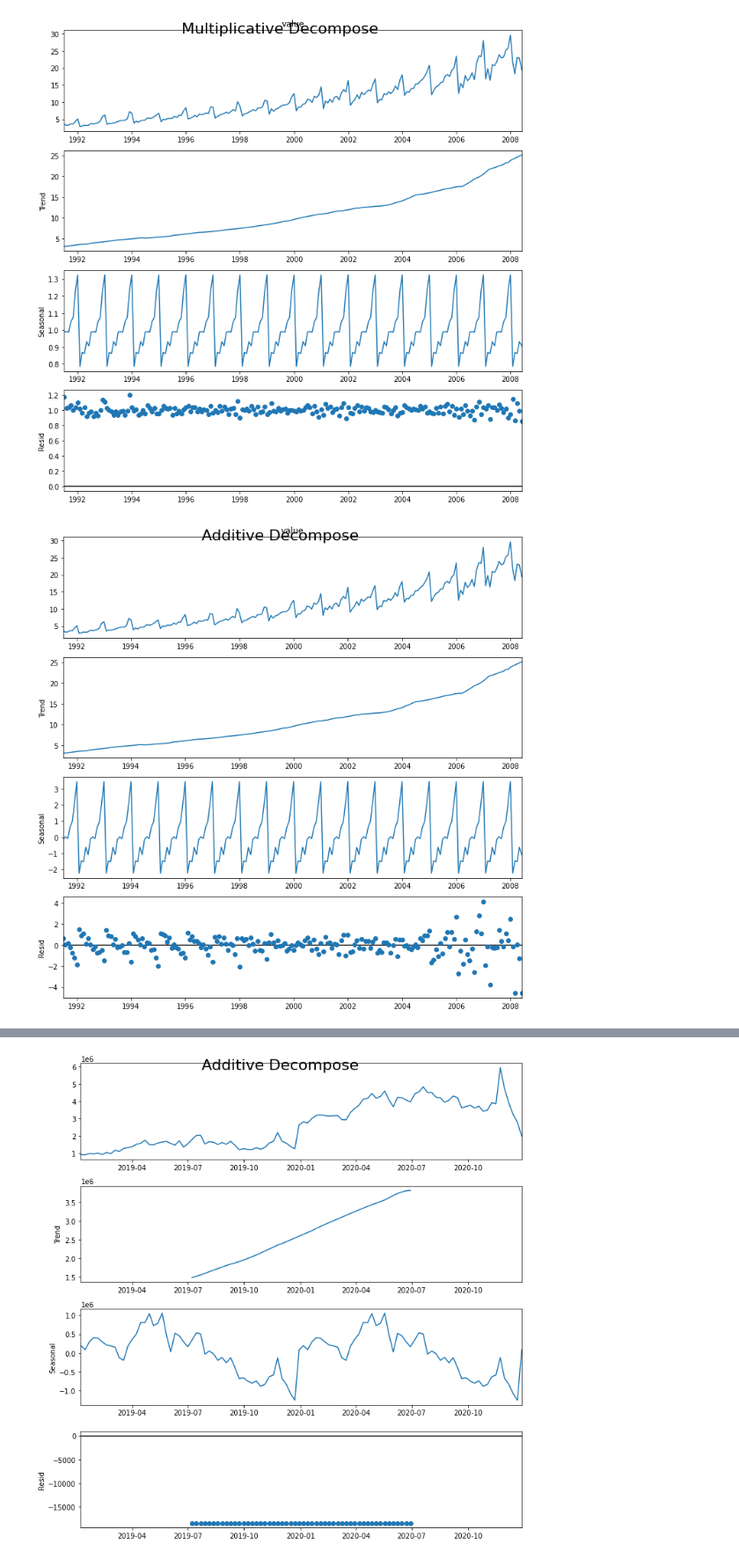
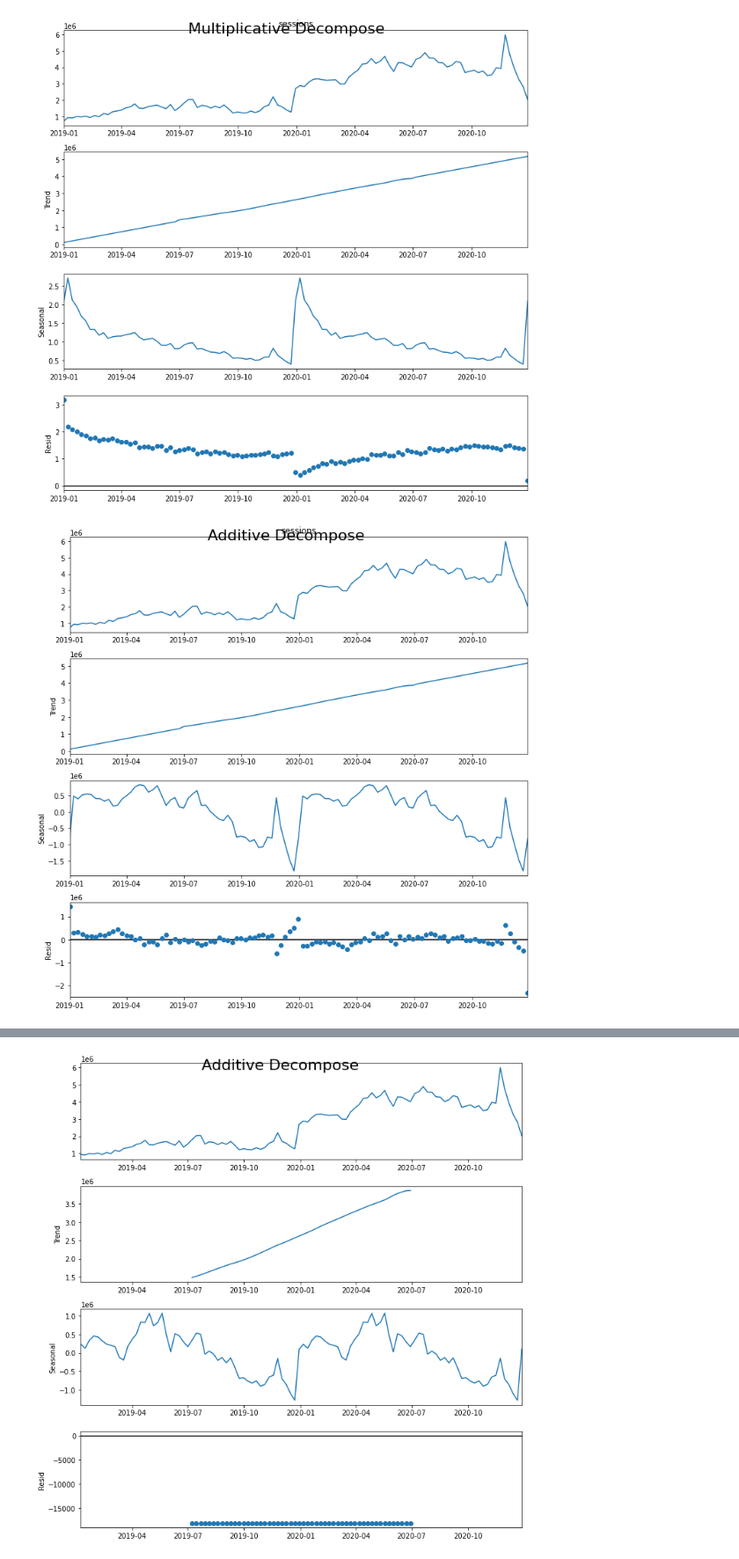
Before and after one commit to statlas-io/seasonality, a Jupyter notebook: 2020-2021-ecommerce-seasonlity.ipynb, the cells around one changed output, grey strips where cells are left out. Shown: that part at 88% size. Cells and saved outputs as stored; diff of their text form; code cells hidden in the pictures.

```diff
--- a/2020-2021-ecommerce-seasonlity.ipynb
+++ b/2020-2021-ecommerce-seasonlity.ipynb
@@ -28,5 +0,0 @@ result = seasonal_decompose(df_sessions, model='additive',period=52)
-# %%
-from pylab import rcParams
-rcParams['figure.figsize']=11, 9
-result.plot()
-plt.show()
@@ -50,0 +1,15 @@ Name: seasonal, Length: 104, dtype: float64
+# %%
+%matplotlib inline
+import numpy as np
+import pandas as pd
+import matplotlib as mpl
+import matplotlib.pyplot as plt
+import statsmodels.api as sm
+import statsmodels.formula.api as ols
+
+from statsmodels.tsa.seasonal import seasonal_decompose
+from dateutil.parser import parse
+
+# Import Data
+df = pd.read_csv(r'C:\Users\yurong.mao\Desktop\python\weekly_session_gausers.csv', parse_dates=['weekstart'], index_col='weekstart')
+df
@@ -50,0 +31,4 @@ Name: seasonal, Length: 104, dtype: float64
+# %%
+#drop week and ga_users
+df=df.drop("week",axis=1)
+df=df.drop("ga_users",axis=1)
@@ -51,22 +56,18 @@ Name: seasonal, Length: 104, dtype: float64
 # %%
-from statsmodels.tsa.seasonal import seasonal_decompose
-from dateutil.parser import parse
-
-# Import Data
-df = pd.read_csv('https://raw.githubusercontent.com/selva86/datasets/master/a10.csv', parse_dates=['date'], index_col='date')
+#First method is to set period. Can test with other period numbers.
 
 # Multiplicative Decomposition
-result_mul = seasonal_decompose(df['value'], model='multiplicative', extrapolate_trend='freq')
+result_mul = seasonal_decompose(df['sessions'], model='multiplicative', extrapolate_trend='freq', period=52)
 
 # Additive Decomposition
-result_add = seasonal_decompose(df['value'], model='additive', extrapolate_trend='freq')
+result_add = seasonal_decompose(df['sessions'], model='additive', extrapolate_trend='freq', period=52)
 
 # Plot
 plt.rcParams.update({'figure.figsize': (10,10)})
 result_mul.plot().suptitle('Multiplicative Decompose', fontsize=22)
 result_add.plot().suptitle('Additive Decompose', fontsize=22)
 plt.show()
 # %% [output]
-[figure, old version]
+[figure, new version]
-[figure, old version]
+[figure, new version]
 # %%
```
Also changed, not shown: parts of 26 cells of this notebook.
